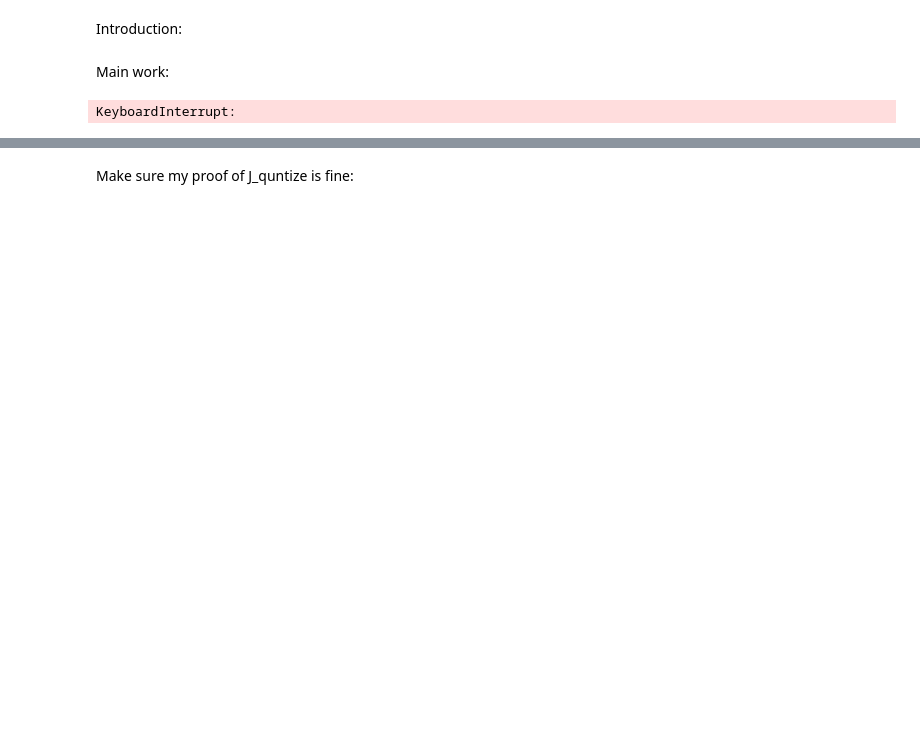
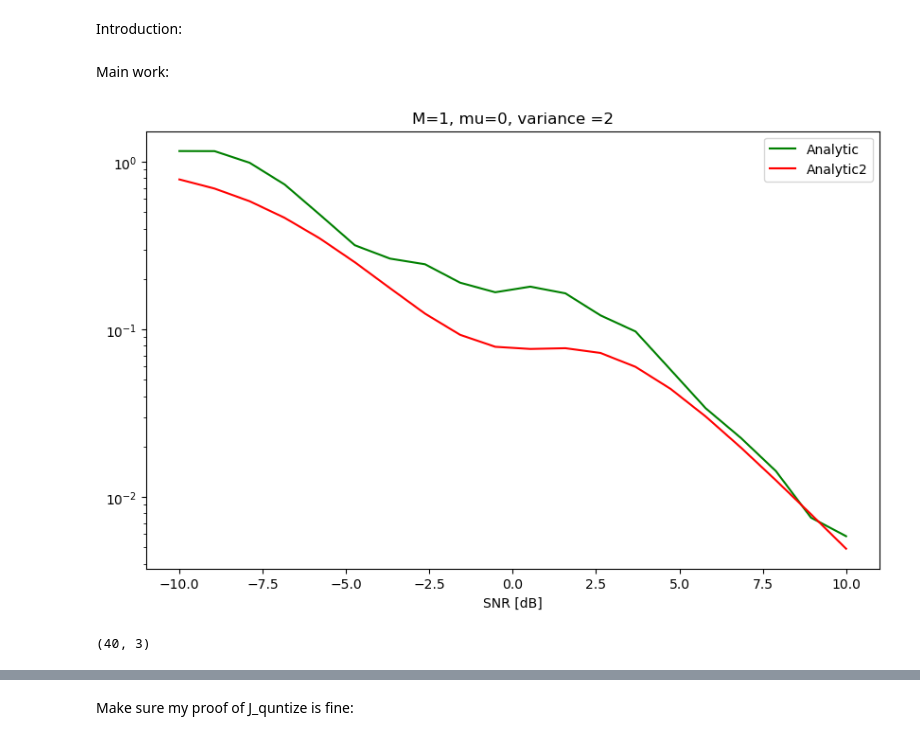
Before and after one commit to mazyaniv/Channel_Estimation, a Jupyter notebook: yaniv.ipynb, the cells around one changed output, grey strips where cells are left out. Drawn from its saved outputs; the diff is of its cells as text; code cells hidden in the pictures; blank space fills up the shorter version.

```diff
--- a/yaniv.ipynb
+++ b/yaniv.ipynb
@@ -181,28 +181,28 @@ def MSE_biglaw(sigma1,sigma2, n_a, n_q, matrix, observ,thresh_real=0,thresh_im=0
     cov_matrix = np.mean(MSE, 0)
     return LA.norm(cov_matrix, "fro")
 # %%
-sim = 10
+sim = 100
 na = 2
 nq = 40
 sigma_space_new = np.logspace(-1,1,20)
 matrix_const = Matrix(na,nq)
 
 
 L_Estimator_biglaw = [MSE_biglaw(sigma_space_new[i],sigma_space_new[i], na, nq, matrix_const, sim) for i in range(len(sigma_space_new))]
-L_Estimator_numerical1 = [MSE_general_numerical(sigma_space_new[i],sigma_space_new[i], na,nq, matrix_const, sim) for i in range(len(sigma_space_new))]
+#L_Estimator_numerical1 = [MSE_general_numerical(sigma_space_new[i],sigma_space_new[i], na,nq, matrix_const, sim) for i in range(len(sigma_space_new))]
 L_Estimator_analytic = [MSE_zertothresh_analytic(sigma_space_new[i],sigma_space_new[i], na, nq) for i in range(len(sigma_space_new))]
 ######################
 fig = plt.figure(figsize=(10, 6))
 plt.plot(10*np.log10(1/sigma_space_new), L_Estimator_biglaw, color = "green", label = "Analytic")
-plt.plot(10*np.log10(1/sigma_space_new), L_Estimator_numerical1, color = "black", label = "Numerical")
+#plt.plot(10*np.log10(1/sigma_space_new), L_Estimator_numerical1, color = "black", label = "Numerical")
 plt.plot(10*np.log10(1/sigma_space_new), L_Estimator_analytic, color = "red", label = "Analytic2")
 plt.title("M={}, mu={}, variance ={}".format(M,mu,round(2*pow(sigma_teta,2))))
 plt.yscale('log')
 plt.xlabel("SNR [dB]")
 plt.legend()
 plt.show()
 # %% [output]
-KeyboardInterrupt:
+[figure, added]
 # %%
 def CRB(sigma1,sigma2, n_a,n_q,matrix, quantize=1,observ=sim,thresh_real=0,thresh_im=0):
     teta_samp = samp_teta(observ)
@@ -298 +306,5 @@ def bounds(sigma1,sigma2, n_a,n_q,matrix, quantize=1,observ=sim,thresh_real=0,th
+# %%
+print(np.shape(xq[:,:3]))
+# %% [output]
+(40, 3)
 # %%
```
Also changed, not shown: parts of 12 cells of this notebook.
